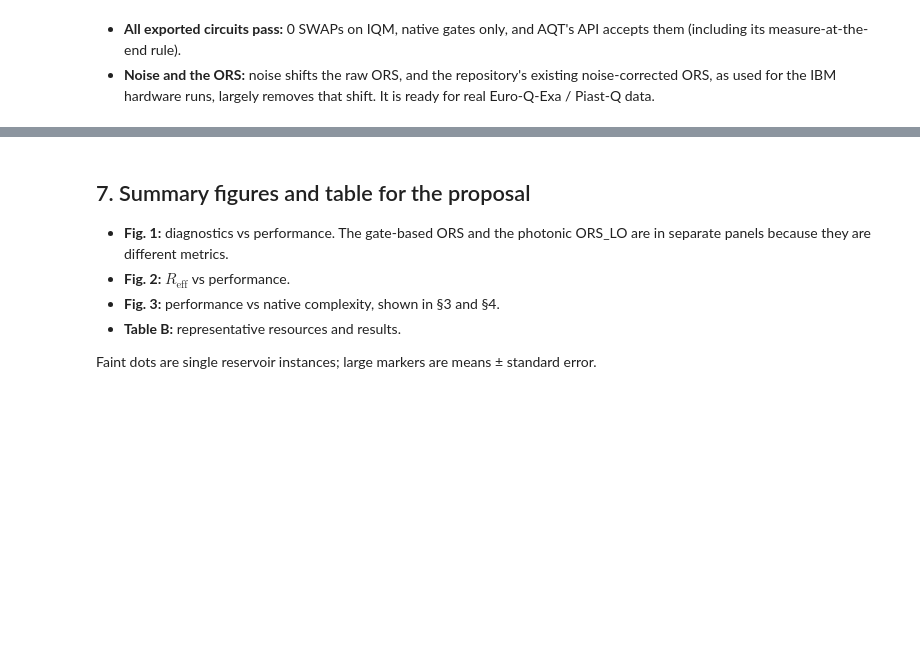
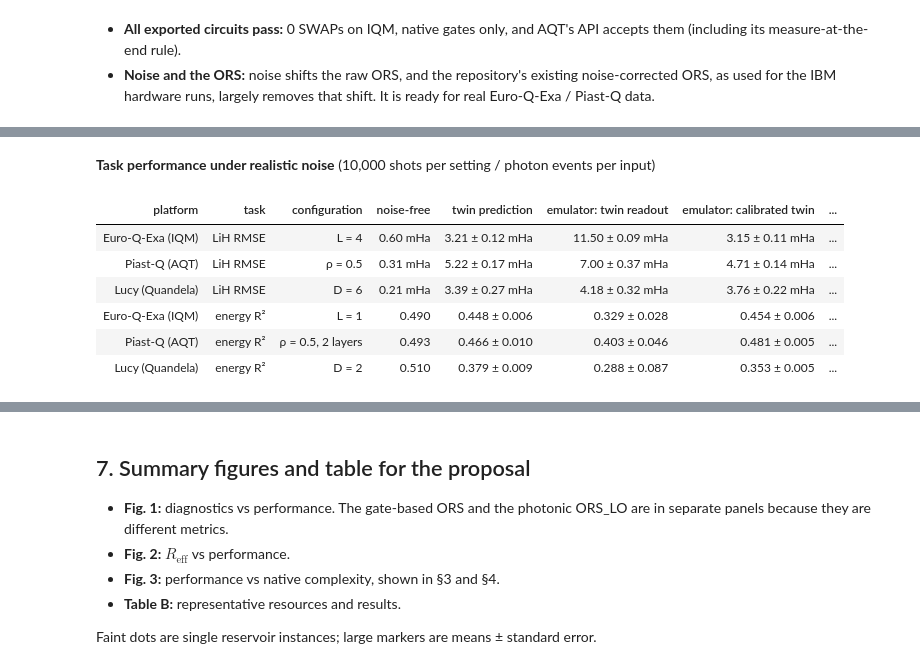
Before and after one commit to laiadc/order_statistics, a Jupyter notebook: Exp4_native_hardware_feasibility.ipynb, the cells around one changed output, grey strips where cells are left out. Drawn from its saved outputs; the diff is of its cells as text; code cells hidden in the pictures; blank space fills up the shorter version.

```diff
--- a/Exp4_native_hardware_feasibility.ipynb
+++ b/Exp4_native_hardware_feasibility.ipynb
@@ -402,0 +418,23 @@ display(Markdown("**ORS from the vendors' noisy emulators** (Z basis)")); show(n
+# %%
+from native_reservoirs import noisy_emulation as ne
+NOISY_CONF = {"lih": {p: (float(lvl(r["LiH: level"])) if p == "aqt" else int(lvl(r["LiH: level"])), None) for p, r in rec.items()},
+              "energy": {"iqm": (int(lvl(rec["iqm"]["energy: level"])), None), "aqt": (0.5, 2),     # as in §5
+                         "quandela": (int(lvl(rec["quandela"]["energy: level"])), None)}}
+tpath = OUT / "vendor" / "task_circuits.json"
+if FORCE or not tpath.exists():
+    ne.export_task_circuits(cfg, NOISY_CONF)
+missing = [(p, t) for t in NOISY_CONF for p in ("iqm", "aqt") if not ne.counts_path(cfg, p, t).exists()]
+if VENDOR_PY.exists() and (FORCE or missing):                      # ~10 min on the vendor emulators
+    subprocess.run([str(VENDOR_PY), "experiments/native_hardware/vendor_tasks.py", "--tasks", str(tpath)], capture_output=True)
+NT = cached("noisy_task_performance", lambda: ne.noisy_task_performance(cfg, NOISY_CONF))
+TN = rp.noisy_task_table(NT); pl.export_table(TN, "noisy_task_performance", TAB)
+display(Markdown(f"**Task performance under realistic noise** ({ne.SHOTS:,} shots per setting / photon events per input)")); show(TN)
+# %% [output]
+**Task performance under realistic noise** (10,000 shots per setting / photon events per input)
+| platform | task | configuration | noise-free | twin prediction | emulator: twin readout | emulator: calibrated twin | ... |
+| Euro-Q-Exa (IQM) | LiH RMSE | L = 4 | 0.60 mHa | 3.21 ± 0.12 mHa | 11.50 ± 0.09 mHa | 3.15 ± 0.11 mHa | ... |
+| Piast-Q (AQT) | LiH RMSE | ρ = 0.5 | 0.31 mHa | 5.22 ± 0.17 mHa | 7.00 ± 0.37 mHa | 4.71 ± 0.14 mHa | ... |
+| Lucy (Quandela) | LiH RMSE | D = 6 | 0.21 mHa | 3.39 ± 0.27 mHa | 4.18 ± 0.32 mHa | 3.76 ± 0.22 mHa | ... |
+| Euro-Q-Exa (IQM) | energy R² | L = 1 | 0.490 | 0.448 ± 0.006 | 0.329 ± 0.028 | 0.454 ± 0.006 | ... |
+| Piast-Q (AQT) | energy R² | ρ = 0.5, 2 layers | 0.493 | 0.466 ± 0.010 | 0.403 ± 0.046 | 0.481 ± 0.005 | ... |
+| Lucy (Quandela) | energy R² | D = 2 | 0.510 | 0.379 ± 0.009 | 0.288 ± 0.087 | 0.353 ± 0.005 | ... |
```
Also changed, not shown: parts of 15 cells of this notebook, 20 other files.
